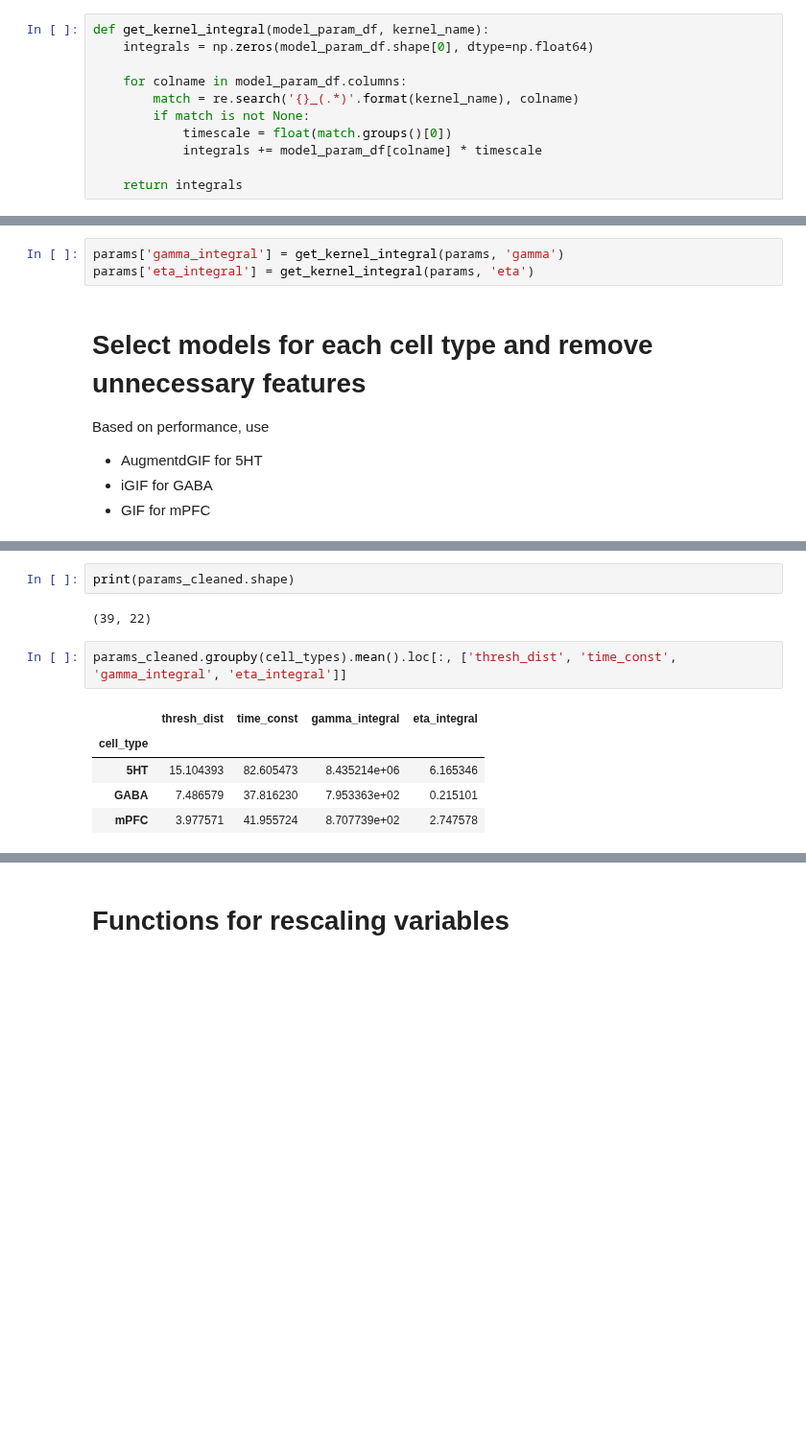
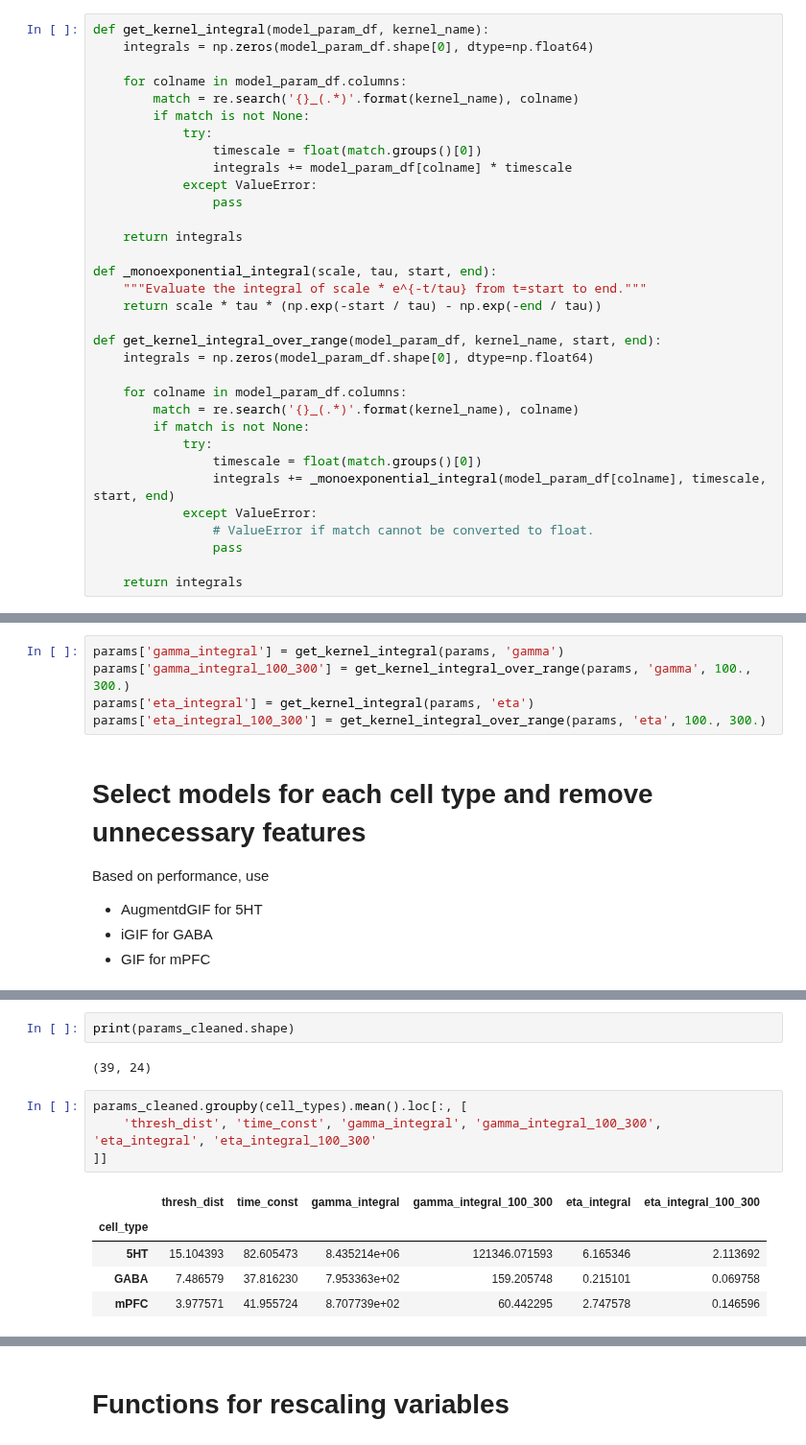
Before and after one commit to nauralcodinglab/raphegif, a Jupyter notebook: figs/scripts/writeup/single_neuron_model_parameter_comparison.ipynb, the cells around one changed output, grey strips where cells are left out. Shown at 96% size. Saved outputs shown, nothing was run; the diff lists cells and outputs as text; blank space fills up the shorter version.

```diff
--- a/figs/scripts/writeup/single_neuron_model_parameter_comparison.ipynb
+++ b/figs/scripts/writeup/single_neuron_model_parameter_comparison.ipynb
@@ -68,7 +68,29 @@ def get_kernel_integral(model_param_df, kernel_name):
     for colname in model_param_df.columns:
         match = re.search('{}_(.*)'.format(kernel_name), colname)
         if match is not None:
-            timescale = float(match.groups()[0])
-            integrals += model_param_df[colname] * timescale
+            try:
+                timescale = float(match.groups()[0])
+                integrals += model_param_df[colname] * timescale
+            except ValueError:
+                pass
 
     return integrals
+
+def _monoexponential_integral(scale, tau, start, end):
+    """Evaluate the integral of scale * e^{-t/tau} from t=start to end."""
+    return scale * tau * (np.exp(-start / tau) - np.exp(-end / tau))
+
+def get_kernel_integral_over_range(model_param_df, kernel_name, start, end):
+    integrals = np.zeros(model_param_df.shape[0], dtype=np.float64)
+
+    for colname in model_param_df.columns:
+        match = re.search('{}_(.*)'.format(kernel_name), colname)
+        if match is not None:
+            try:
+                timescale = float(match.groups()[0])
+                integrals += _monoexponential_integral(model_param_df[colname], timescale, start, end)
+            except ValueError:
+                # ValueError if match cannot be converted to float.
+                pass
+
+    return integrals
@@ -75,6 +104,8 @@ def get_kernel_integral(model_param_df, kernel_name):
 # %%
 params['gamma_integral'] = get_kernel_integral(params, 'gamma')
+params['gamma_integral_100_300'] = get_kernel_integral_over_range(params, 'gamma', 100., 300.)
 params['eta_integral'] = get_kernel_integral(params, 'eta')
+params['eta_integral_100_300'] = get_kernel_integral_over_range(params, 'eta', 100., 300.)
 # %% [markdown]
 # Select models for each cell type and remove unnecessary features
 
@@ -121,12 +152,14 @@ Index([u'C', u'DV', u'El', u'Vr', u'Vt_star', u'eta_10.0', u'eta_100.0',
 # %%
 print(params_cleaned.shape)
 # %% [output]
-(39, 22)
+(39, 24)
 # %%
-params_cleaned.groupby(cell_types).mean().loc[:, ['thresh_dist', 'time_const', 'gamma_integral', 'eta_integral']]
+params_cleaned.groupby(cell_types).mean().loc[:, [
+    'thresh_dist', 'time_const', 'gamma_integral', 'gamma_integral_100_300', 'eta_integral', 'eta_integral_100_300'
+]]
 # %% [output]
-|  | thresh_dist | time_const | gamma_integral | eta_integral |
-| cell_type |  |  |  |  |
-| 5HT | 15.104393 | 82.605473 | 8.435214e+06 | 6.165346 |
-| GABA | 7.486579 | 37.816230 | 7.953363e+02 | 0.215101 |
-| mPFC | 3.977571 | 41.955724 | 8.707739e+02 | 2.747578 |
+|  | thresh_dist | time_const | gamma_integral | gamma_integral_100_300 | eta_integral | eta_integral_100_300 |
+| cell_type |  |  |  |  |  |  |
+| 5HT | 15.104393 | 82.605473 | 8.435214e+06 | 121346.071593 | 6.165346 | 2.113692 |
+| GABA | 7.486579 | 37.816230 | 7.953363e+02 | 159.205748 | 0.215101 | 0.069758 |
+| mPFC | 3.977571 | 41.955724 | 8.707739e+02 | 60.442295 | 2.747578 | 0.146596 |
```
Also changed, not shown: parts of 7 cells of this notebook, 1 other file.
